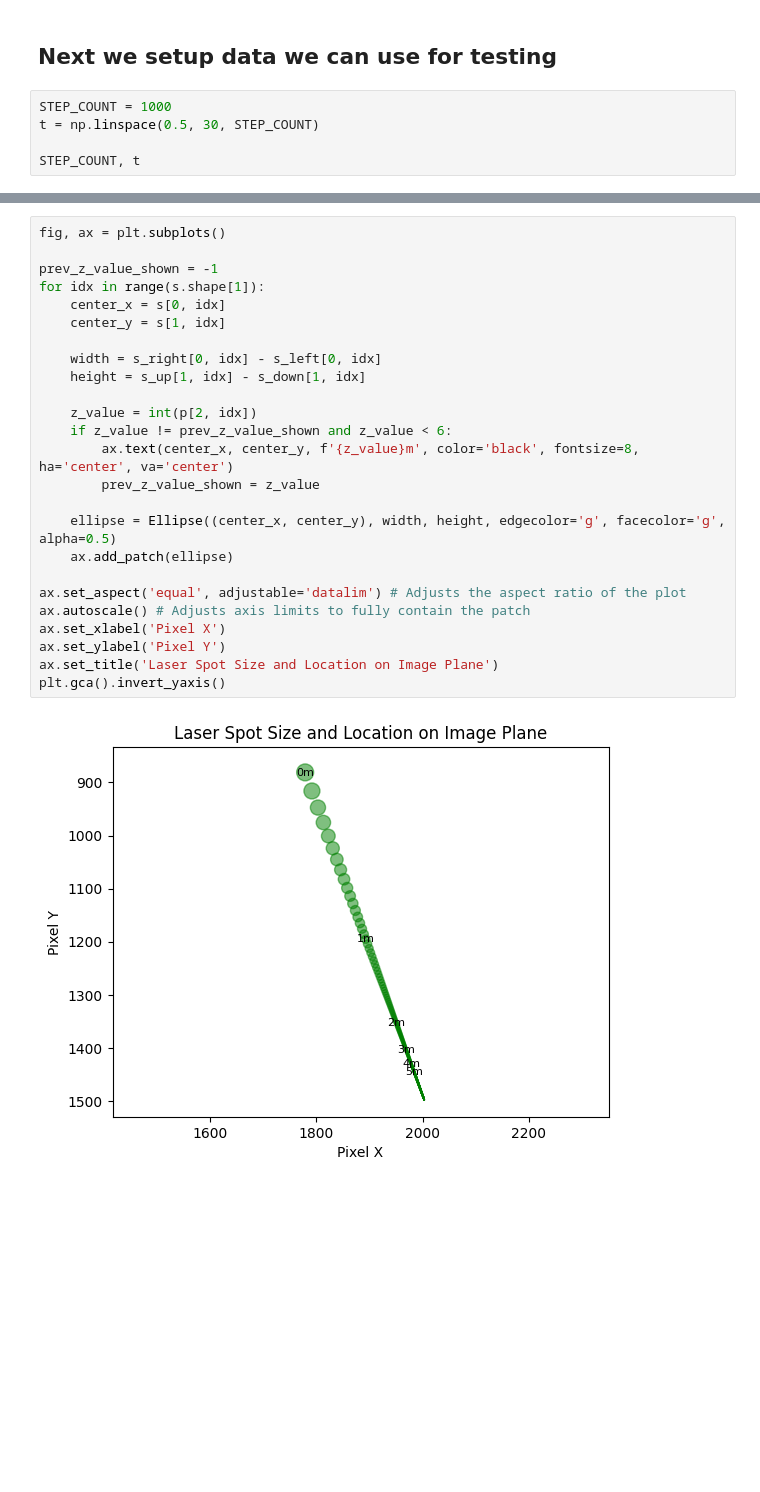
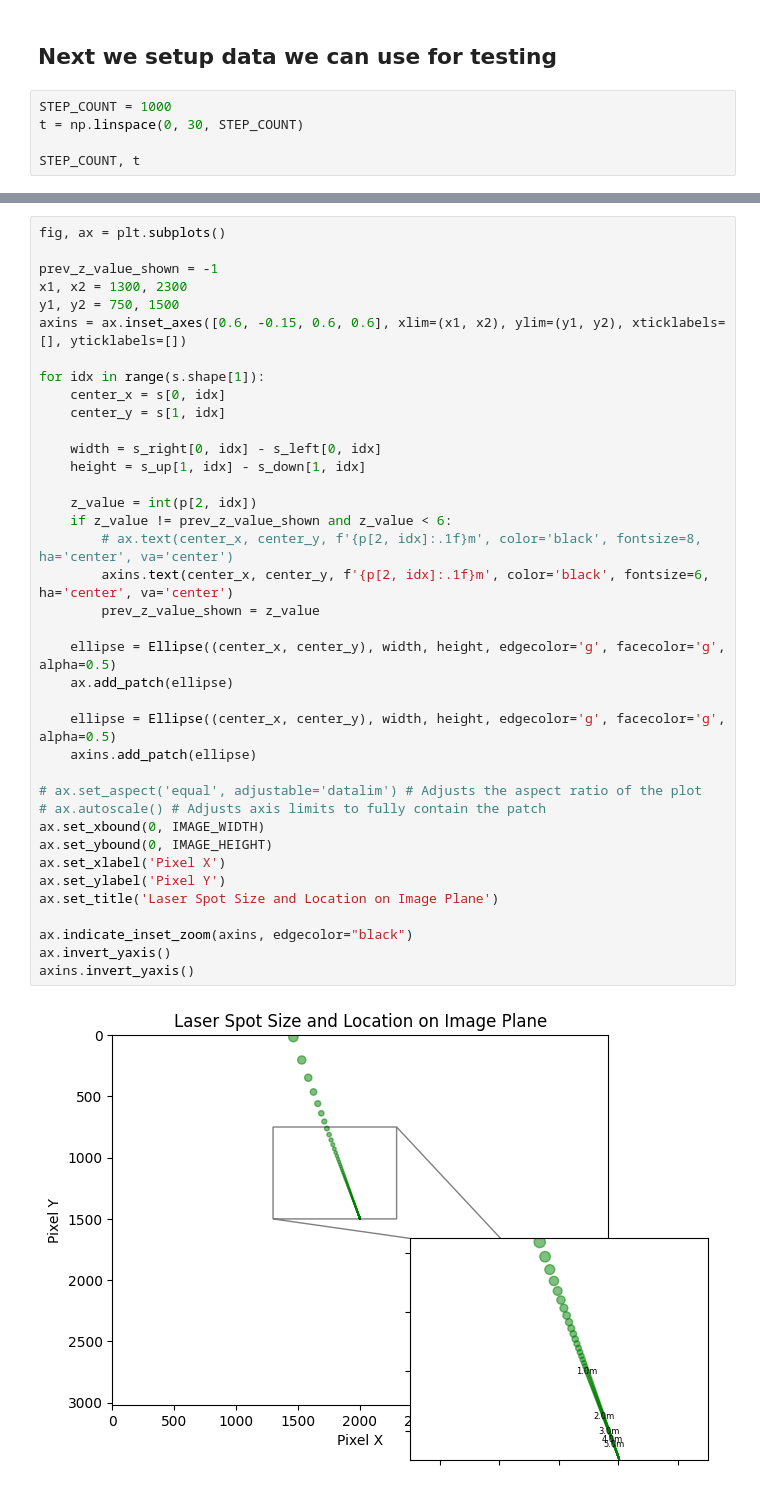
Before and after one commit to UCSD-E4E/cscw-fishsense2027, a Jupyter notebook: annotation_analysis/reconstruction.ipynb, the cells around one changed output, grey strips where cells are left out. Cells and saved outputs as stored; diff of their text form; blank space fills up the shorter version.

Commit message:
feat: zoom in for more context on laser spot size

```diff
--- a/annotation_analysis/reconstruction.ipynb
+++ b/annotation_analysis/reconstruction.ipynb
@@ -46,7 +46,7 @@ laser_position, laser_direction, laser_params
 ## Next we setup data we can use for testing
 # %%
 STEP_COUNT = 1000
-t = np.linspace(0.5, 30, STEP_COUNT)
+t = np.linspace(0, 30, STEP_COUNT)
 
 STEP_COUNT, t
 # %% [output]
@@ -280,30 +287,43 @@ s_left[:, 0], s_right[:, 0], s_up[:, 0], s_down[:, 0]
 # %%
 fig, ax = plt.subplots()
 
 prev_z_value_shown = -1
+x1, x2 = 1300, 2300
+y1, y2 = 750, 1500
+axins = ax.inset_axes([0.6, -0.15, 0.6, 0.6], xlim=(x1, x2), ylim=(y1, y2), xticklabels=[], yticklabels=[])
+
 for idx in range(s.shape[1]):
     center_x = s[0, idx]
     center_y = s[1, idx]
 
     width = s_right[0, idx] - s_left[0, idx]
     height = s_up[1, idx] - s_down[1, idx]
 
     z_value = int(p[2, idx])
     if z_value != prev_z_value_shown and z_value < 6:
-        ax.text(center_x, center_y, f'{z_value}m', color='black', fontsize=8, ha='center', va='center')
+        # ax.text(center_x, center_y, f'{p[2, idx]:.1f}m', color='black', fontsize=8, ha='center', va='center')
+        axins.text(center_x, center_y, f'{p[2, idx]:.1f}m', color='black', fontsize=6, ha='center', va='center')
         prev_z_value_shown = z_value
 
     ellipse = Ellipse((center_x, center_y), width, height, edgecolor='g', facecolor='g', alpha=0.5)
     ax.add_patch(ellipse)
 
-ax.set_aspect('equal', adjustable='datalim') # Adjusts the aspect ratio of the plot
-ax.autoscale() # Adjusts axis limits to fully contain the patch
+    ellipse = Ellipse((center_x, center_y), width, height, edgecolor='g', facecolor='g', alpha=0.5)
+    axins.add_patch(ellipse)
+
+# ax.set_aspect('equal', adjustable='datalim') # Adjusts the aspect ratio of the plot
+# ax.autoscale() # Adjusts axis limits to fully contain the patch
+ax.set_xbound(0, IMAGE_WIDTH)
+ax.set_ybound(0, IMAGE_HEIGHT)
 ax.set_xlabel('Pixel X')
 ax.set_ylabel('Pixel Y')
 ax.set_title('Laser Spot Size and Location on Image Plane')
-plt.gca().invert_yaxis()
+
+ax.indicate_inset_zoom(axins, edgecolor="black")
+ax.invert_yaxis()
+axins.invert_yaxis()
 # %% [output]
-[figure, old version]
+[figure, new version]
 # %%
 z_values = []
 widths = []
```
Also changed, not shown: parts of 10 cells of this notebook.
